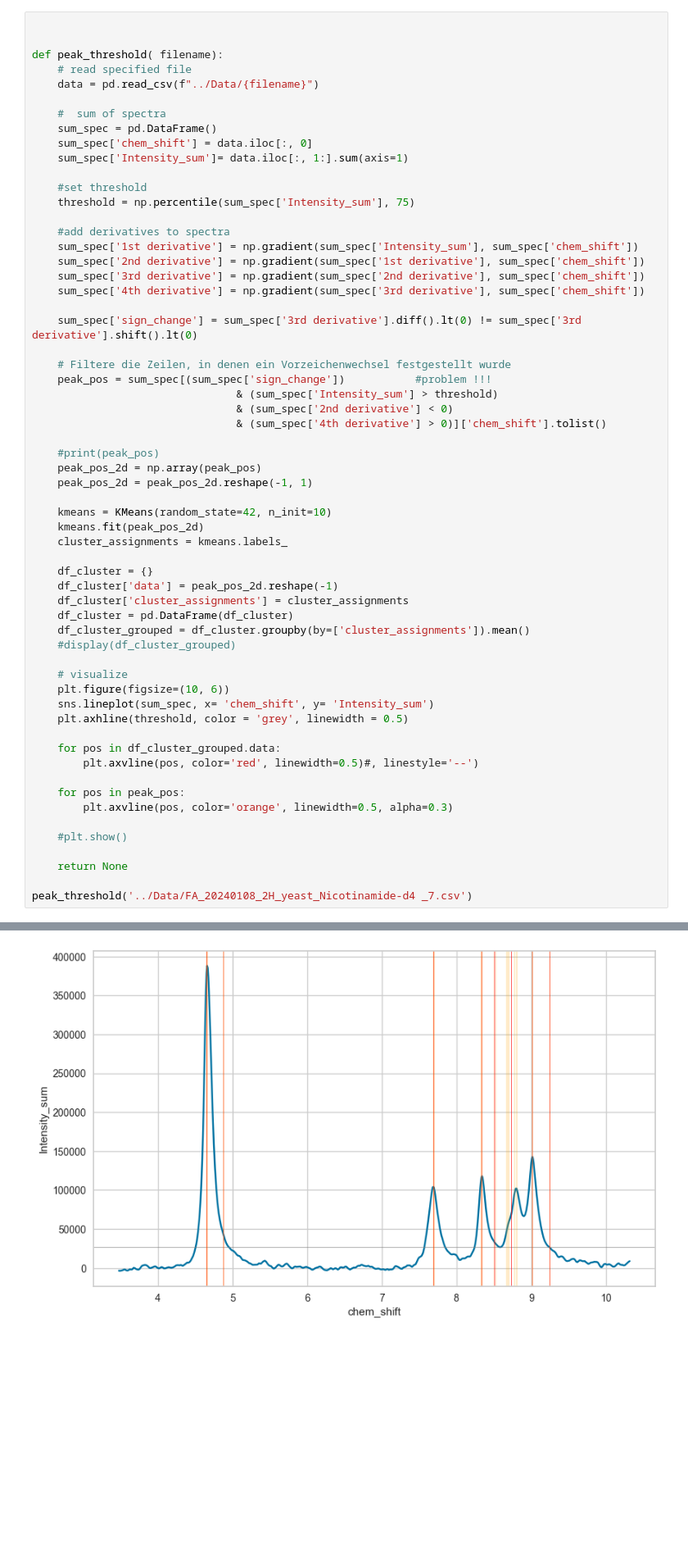
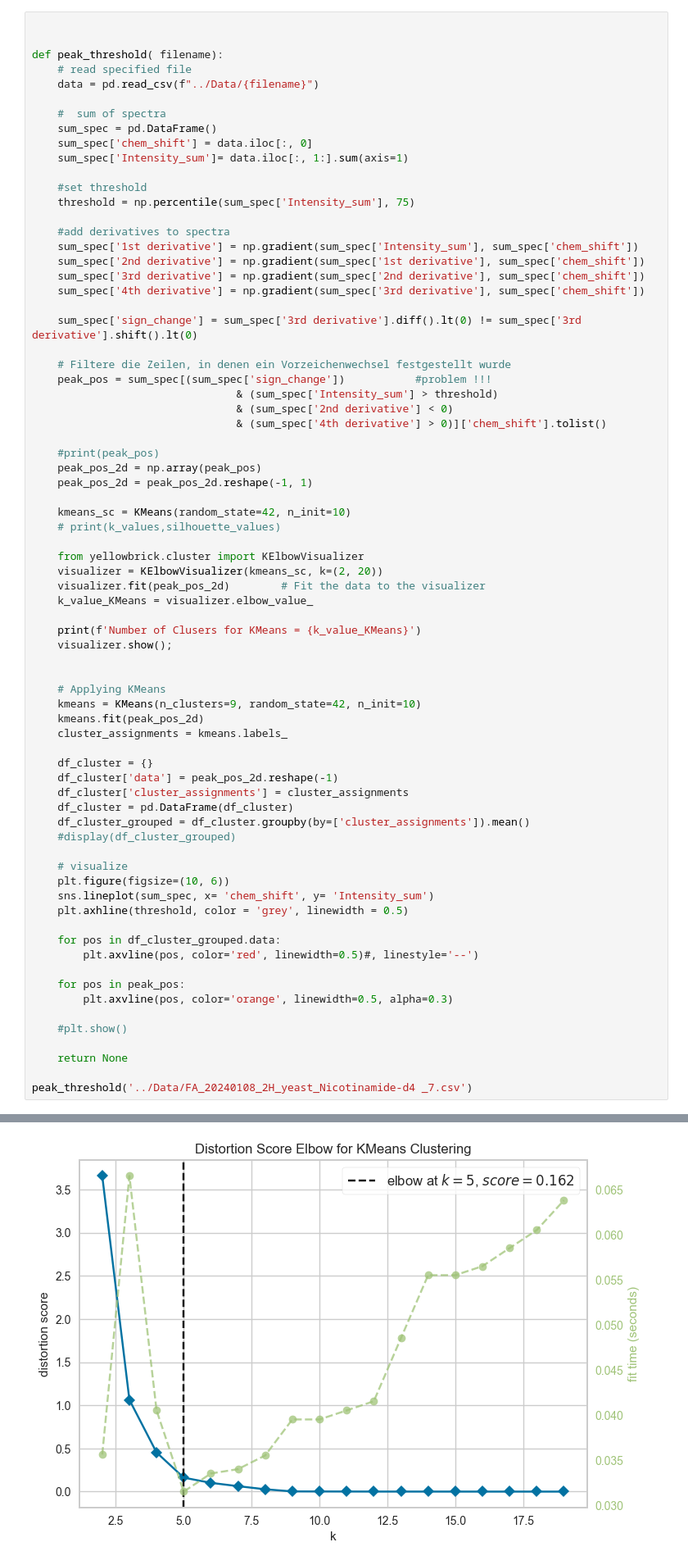
Before and after one commit to RATFIVE/MoinCC-AI4metabolomics, a Jupyter notebook: 02_Preprocessing/peakfit_mit_clustern.ipynb, the cells around one changed output, grey strips where cells are left out. Shown at 82% size. Drawn from its saved outputs; the diff is of its cells as text; blank space fills up the shorter version.

Commit message:
applying manuel cluster size

```diff
--- a/02_Preprocessing/peakfit_mit_clustern.ipynb
+++ b/02_Preprocessing/peakfit_mit_clustern.ipynb
@@ -42,7 +42,20 @@ def peak_threshold( filename):
     peak_pos_2d = np.array(peak_pos)
     peak_pos_2d = peak_pos_2d.reshape(-1, 1)
 
-    kmeans = KMeans(random_state=42, n_init=10)
+    kmeans_sc = KMeans(random_state=42, n_init=10)
+    # print(k_values,silhouette_values)
+
+    from yellowbrick.cluster import KElbowVisualizer
+    visualizer = KElbowVisualizer(kmeans_sc, k=(2, 20))
+    visualizer.fit(peak_pos_2d)        # Fit the data to the visualizer
+    k_value_KMeans = visualizer.elbow_value_
+
+    print(f'Number of Clusers for KMeans = {k_value_KMeans}')
+    visualizer.show();
+
+
+    # Applying KMeans
+    kmeans = KMeans(n_clusters=9, random_state=42, n_init=10)
     kmeans.fit(peak_pos_2d)
     cluster_assignments = kmeans.labels_
 
@@ -73 +87 @@ peak_threshold('../Data/FA_20240108_2H_yeast_Nicotinamide-d4 _7.csv')
-[figure, old version]
+[figure, new version]
```
Also changed, not shown: parts of 1 cell of this notebook.
